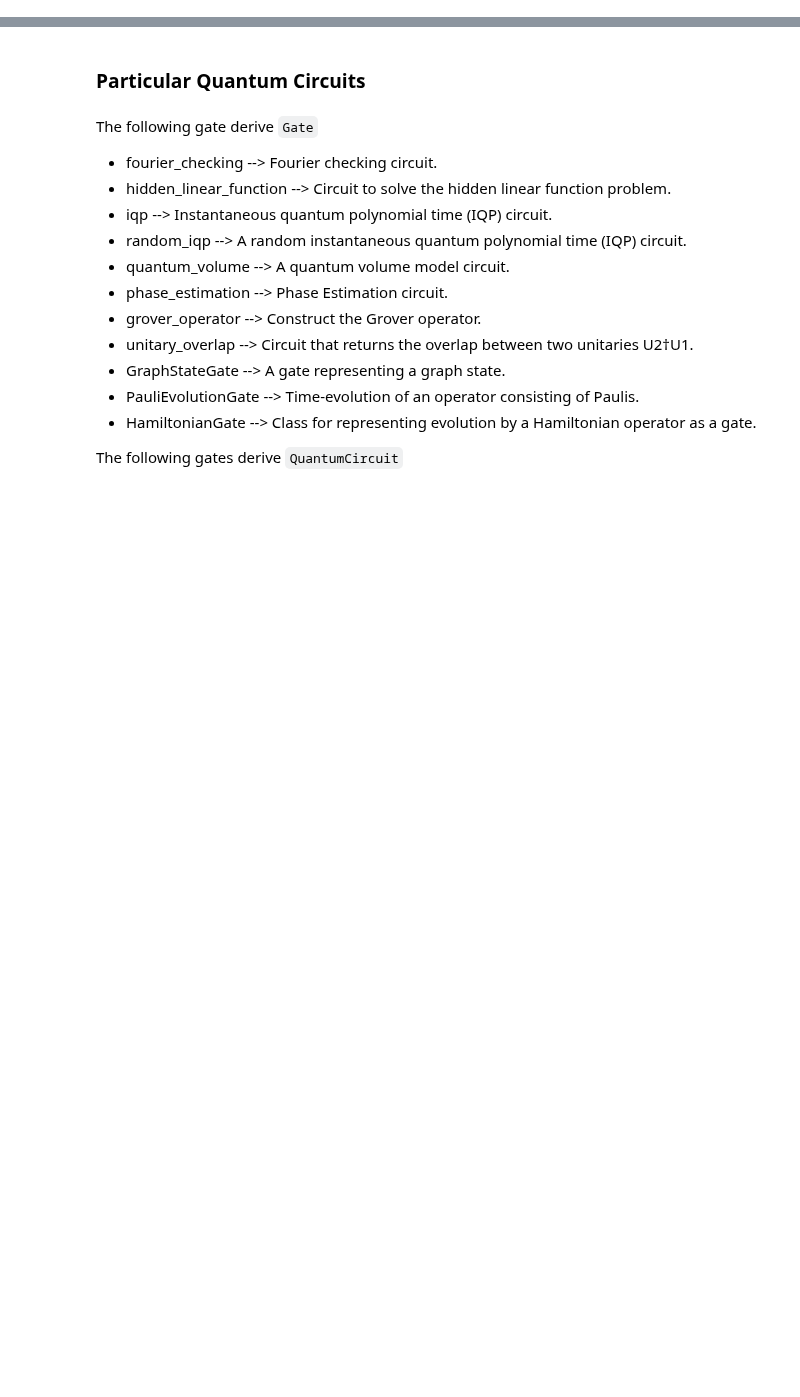
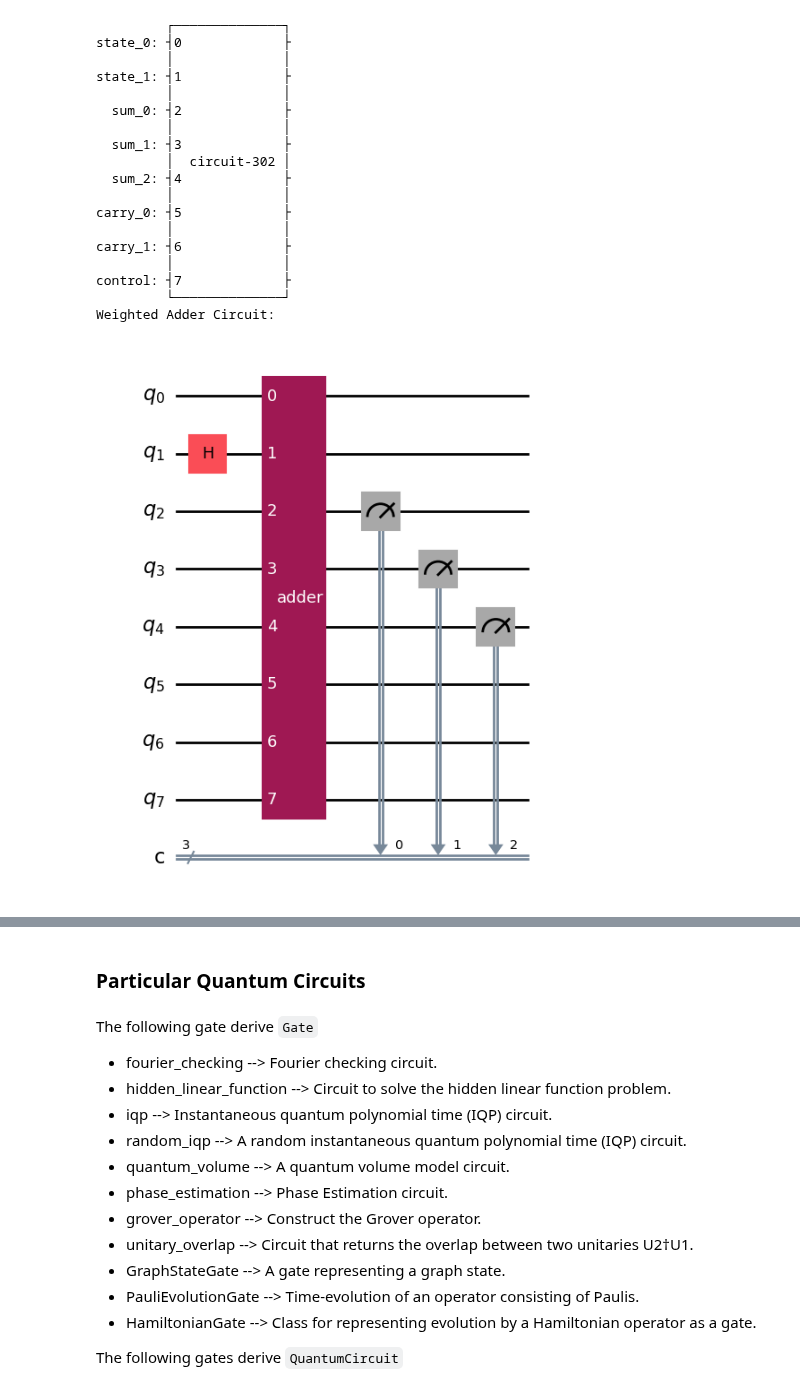
Before and after one commit to kibrahim757/qiskit_certification_examples, a Jupyter notebook: Section_1_Perform_Quantum_Operations/2_2_Advanced_Circuits.ipynb, the cells around one changed output, grey strips where cells are left out. Drawn from its saved outputs; the diff is of its cells as text; code cells hidden in the pictures; blank space fills up the shorter version.

```diff
--- a/Section_1_Perform_Quantum_Operations/2_2_Advanced_Circuits.ipynb
+++ b/Section_1_Perform_Quantum_Operations/2_2_Advanced_Circuits.ipynb
@@ -57,0 +59,38 @@ While a standard adder computes `a + b`, many applications require the calculati
+# %%
+from qiskit.circuit.library import WeightedAdder
+from qiskit import QuantumCircuit
+
+# Example 2: Weighted Adder
+# Compute weighted sum: 2*x0 + 3*x1
+weights = [2, 3]
+
+weighted_adder = WeightedAdder(2, weights=weights)
+print(weighted_adder)
+qc = QuantumCircuit(weighted_adder.num_qubits, 3)
+
+qc.h(1)
+qc.append(weighted_adder, range(weighted_adder.num_qubits))
+#Output stored in 3-qubit sum register in qubits 2,3,4
+qc.measure(range(2, 5), range(3))
+print("Weighted Adder Circuit:")
+qc.draw('mpl')
+# %% [output]
+         ┌──────────────┐
+state_0: ┤0             ├
+         │              │
+state_1: ┤1             ├
+         │              │
+  sum_0: ┤2             ├
+         │              │
+  sum_1: ┤3             ├
+         │  circuit-302 │
+  sum_2: ┤4             ├
+         │              │
+carry_0: ┤5             ├
+         │              │
+carry_1: ┤6             ├
+         │              │
+control: ┤7             ├
+         └──────────────┘
+Weighted Adder Circuit:
+[figure, added]
```
Also changed, not shown: parts of 9 cells of this notebook.
